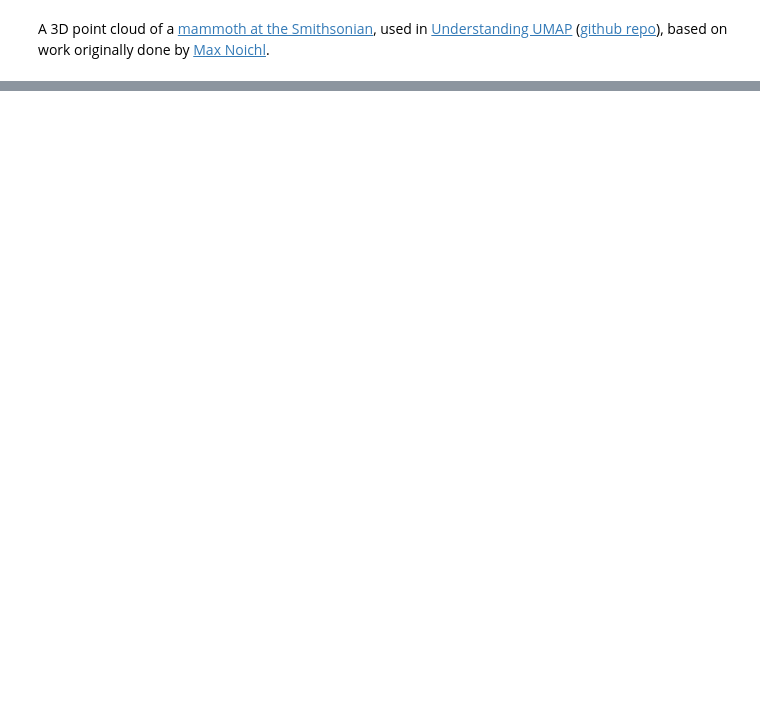
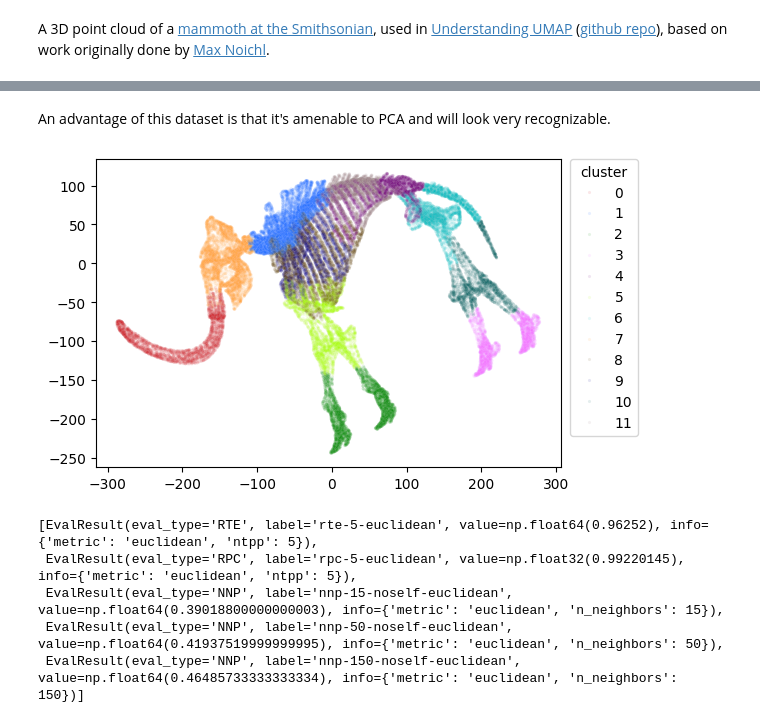
Before and after one commit to jlmelville/drnb, a Jupyter notebook: notebooks/data-pipeline/mammoth.ipynb, the cells around one changed output, grey strips where cells are left out. Cells and saved outputs as stored; diff of their text form; code cells hidden in the pictures; blank space fills up the shorter version.

Commit message:
Cluster mammoth

```diff
--- a/notebooks/data-pipeline/mammoth.ipynb
+++ b/notebooks/data-pipeline/mammoth.ipynb
@@ -55,0 +68,16 @@ data_result = create_default_pipeline(check_for_duplicates=True).run(
+# %% [markdown]
+An advantage of this dataset is that it's amenable to PCA and will look very recognizable.
+# %%
+import drnb.embed.pipeline as pl
+
+pl.standard_eval(
+    method="pca",
+    dataset="mammoth",
+)
+# %% [output]
+[figure, added]
+[EvalResult(eval_type='RTE', label='rte-5-euclidean', value=np.float64(0.96252), info={'metric': 'euclidean', 'ntpp': 5}),
+ EvalResult(eval_type='RPC', label='rpc-5-euclidean', value=np.float32(0.99220145), info={'metric': 'euclidean', 'ntpp': 5}),
+ EvalResult(eval_type='NNP', label='nnp-15-noself-euclidean', value=np.float64(0.39018800000000003), info={'metric': 'euclidean', 'n_neighbors': 15}),
+ EvalResult(eval_type='NNP', label='nnp-50-noself-euclidean', value=np.float64(0.41937519999999995), info={'metric': 'euclidean', 'n_neighbors': 50}),
+ EvalResult(eval_type='NNP', label='nnp-150-noself-euclidean', value=np.float64(0.46485733333333334), info={'metric': 'euclidean', 'n_neighbors': 150})]
```
Also changed, not shown: parts of 6 cells of this notebook.
